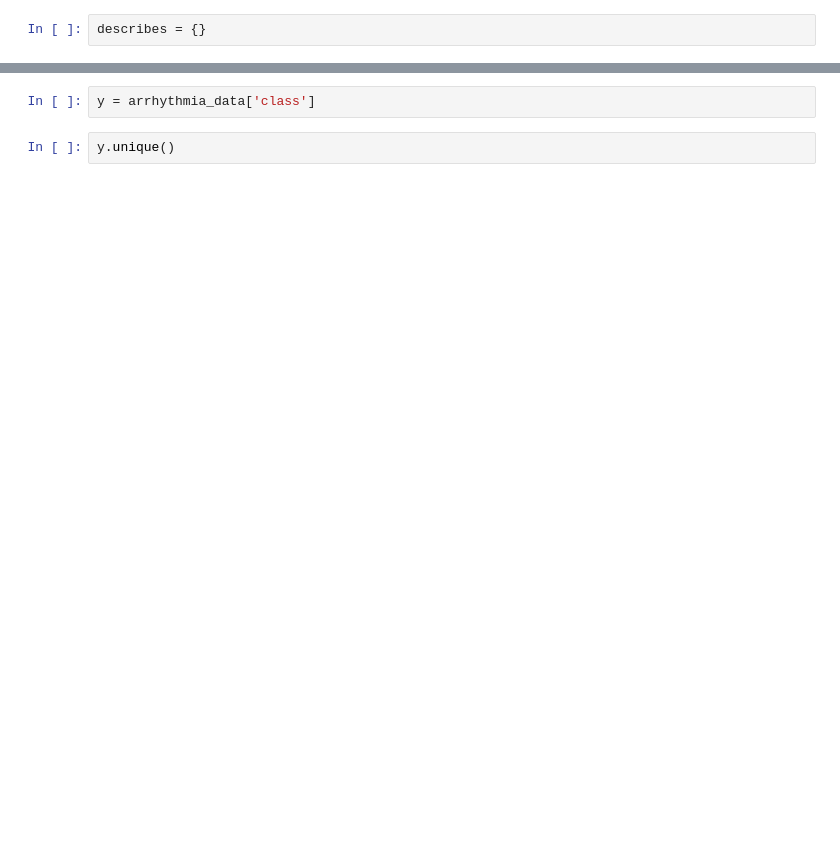
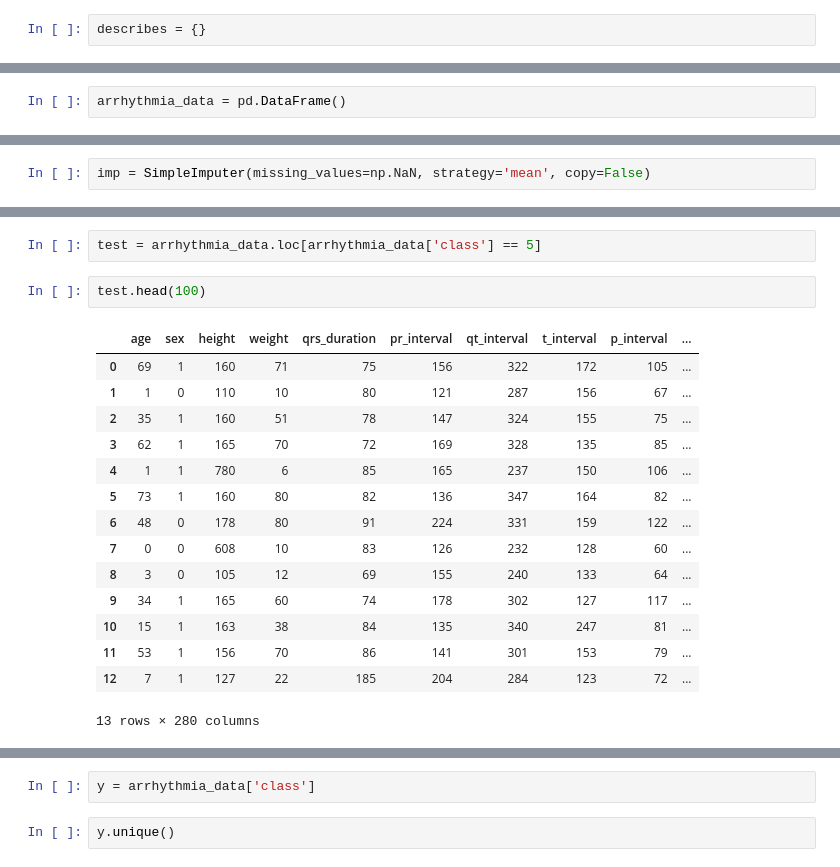
Before and after one commit to Clairtonm/PCA, a Jupyter notebook: Data_Cleaner_Arrhythimia.ipynb, the cells around one changed output, grey strips where cells are left out. Saved outputs shown, nothing was run; the diff lists cells and outputs as text; blank space fills up the shorter version.

```diff
--- a/Data_Cleaner_Arrhythimia.ipynb
+++ b/Data_Cleaner_Arrhythimia.ipynb
@@ -64,0 +73,2 @@ describes = {}
+# %%
+arrhythmia_data = pd.DataFrame()
@@ -65,2 +79,4 @@ describes = {}
+# %%
+imp = SimpleImputer(missing_values=np.NaN, strategy='mean', copy=False)
 # %%
 for dataframe in dataframes:
@@ -83,3 +116,23 @@ for dataframe in dataframes:
+# %%
+test = arrhythmia_data.loc[arrhythmia_data['class'] == 5]
+# %%
+test.head(100)
+# %% [output]
+|  | age | sex | height | weight | qrs_duration | pr_interval | qt_interval | t_interval | p_interval | ... |
+| 0 | 69 | 1 | 160 | 71 | 75 | 156 | 322 | 172 | 105 | ... |
+| 1 | 1 | 0 | 110 | 10 | 80 | 121 | 287 | 156 | 67 | ... |
+| 2 | 35 | 1 | 160 | 51 | 78 | 147 | 324 | 155 | 75 | ... |
+| 3 | 62 | 1 | 165 | 70 | 72 | 169 | 328 | 135 | 85 | ... |
+| 4 | 1 | 1 | 780 | 6 | 85 | 165 | 237 | 150 | 106 | ... |
+| 5 | 73 | 1 | 160 | 80 | 82 | 136 | 347 | 164 | 82 | ... |
+| 6 | 48 | 0 | 178 | 80 | 91 | 224 | 331 | 159 | 122 | ... |
+| 7 | 0 | 0 | 608 | 10 | 83 | 126 | 232 | 128 | 60 | ... |
+| 8 | 3 | 0 | 105 | 12 | 69 | 155 | 240 | 133 | 64 | ... |
+| 9 | 34 | 1 | 165 | 60 | 74 | 178 | 302 | 127 | 117 | ... |
+| 10 | 15 | 1 | 163 | 38 | 84 | 135 | 340 | 247 | 81 | ... |
+| 11 | 53 | 1 | 156 | 70 | 86 | 141 | 301 | 153 | 79 | ... |
+| 12 | 7 | 1 | 127 | 22 | 185 | 204 | 284 | 123 | 72 | ... |
+13 rows × 280 columns
 # %%
 for key, val in describes.items():
     print(key, val)
```
Also changed, not shown: parts of 27 cells of this notebook.
